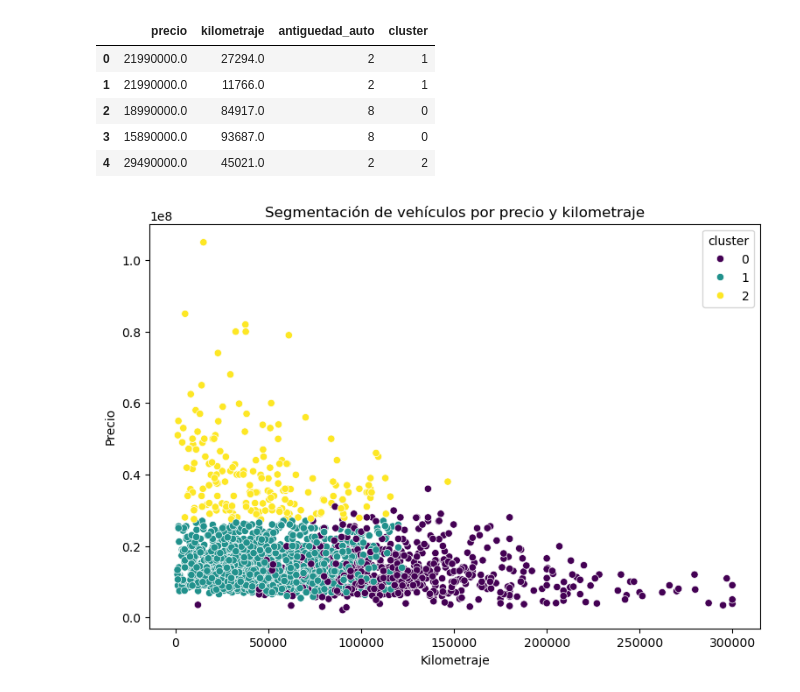
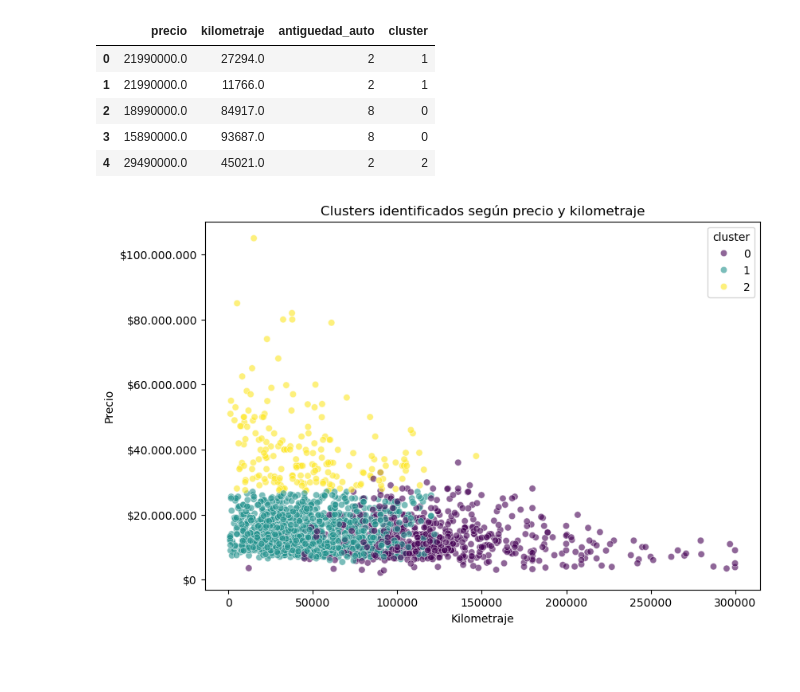
Before and after one commit to IICG-Coquimbo/practica-proyecto-autotec, a Jupyter notebook: autotec/Entrega3/Clustering_AutoTec.ipynb, the cells around one changed output. Drawn from its saved outputs; the diff is of its cells as text; code cells hidden in the pictures; blank space fills up the shorter version.

Commit message:
Feat: Correccion clustering, perfiles e interpretacion de segmentos

```diff
--- a/autotec/Entrega3/Clustering_AutoTec.ipynb
+++ b/autotec/Entrega3/Clustering_AutoTec.ipynb
@@ -33,12 +70,15 @@ Cantidad de registros: 1988
 # %%
-df_cluster = df.select(
-    "marca",
-    "modelo",
-    "precio",
-    "kilometraje",
-    "year",
-    "combustible"
-).dropna(subset=["precio", "kilometraje", "year"])
+df_cluster = (
+    df.select(
+        "precio",
+        "kilometraje",
+        "year",
+        "marca",
+        "modelo",
+        "combustible"
+    )
+    .dropna(subset=["precio", "kilometraje", "year"])
+)
 
 df_cluster = df_cluster.withColumn(
     "antiguedad_auto",
@@ -126,20 +174,22 @@ df_pd.head()
 | 3 | 15890000.0 | 93687.0 | 8 | 0 |
 | 4 | 29490000.0 | 45021.0 | 2 | 2 |
 # %%
-plt.figure(figsize=(9,6))
+plt.figure(figsize=(9, 6))
 
 sns.scatterplot(
     data=df_pd,
     x="kilometraje",
     y="precio",
     hue="cluster",
-    palette="viridis"
+    palette="viridis",
+    alpha=0.6
 )
 
-plt.title("Segmentación de vehículos por precio y kilometraje")
+plt.title("Clusters identificados según precio y kilometraje")
 plt.xlabel("Kilometraje")
 plt.ylabel("Precio")
+formato_pesos_eje()
 
 plt.show()
 # %% [output]
-[figure, old version]
+[figure, new version]
```
Also changed, not shown: parts of 17 cells of this notebook.
